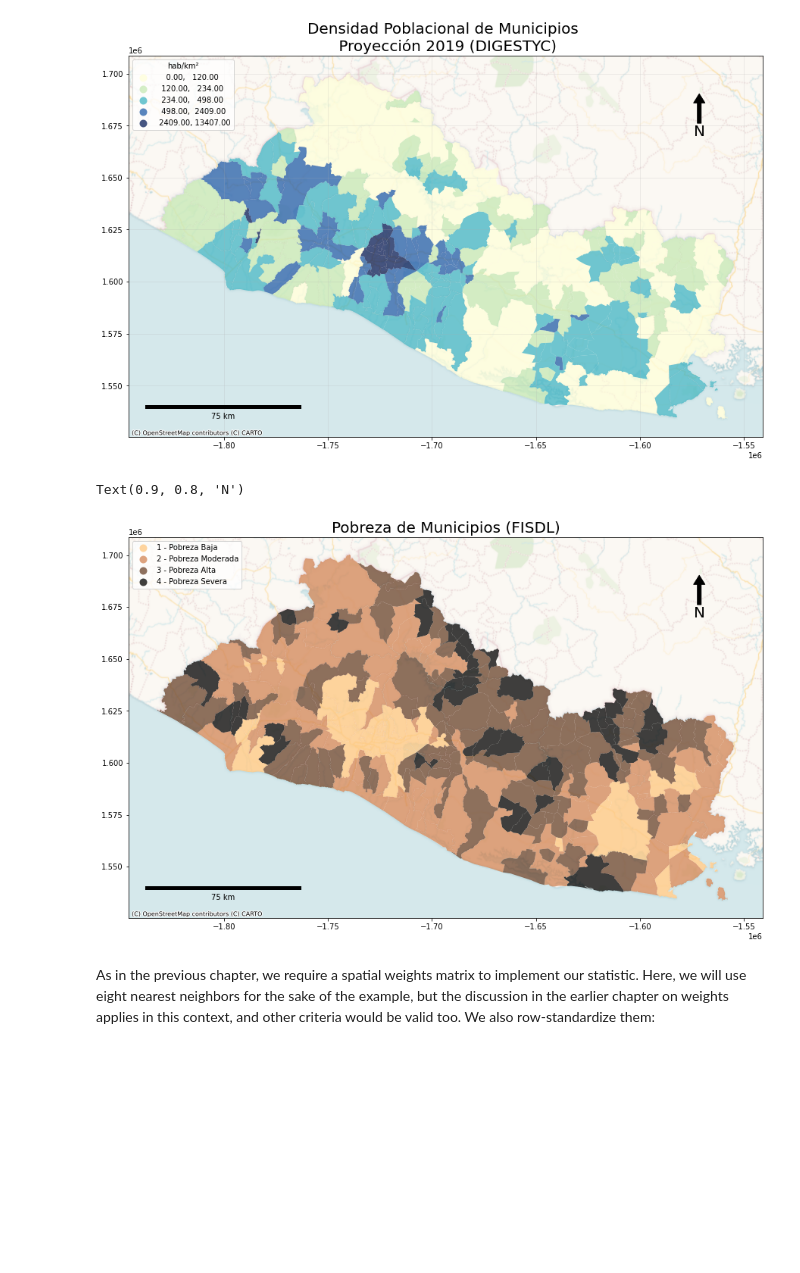
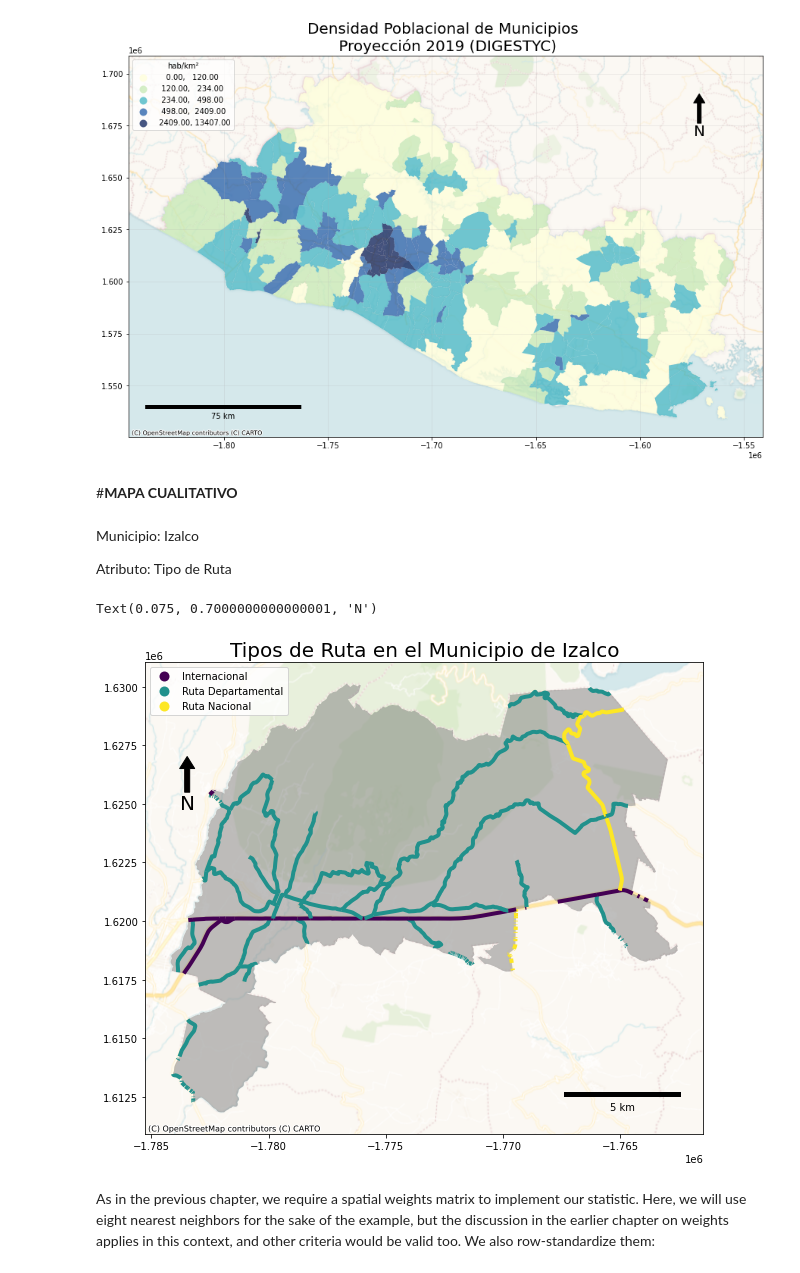
Before and after one commit to CrAvila/SIG2023, a Jupyter notebook: TP2/TP2.ipynb, the cells around one changed output. Cells and saved outputs as stored; diff of their text form; code cells hidden in the pictures; blank space fills up the shorter version.

```diff
--- a/TP2/TP2.ipynb
+++ b/TP2/TP2.ipynb
@@ -25,6 +25,14 @@ from matplotlib_scalebar.scalebar import ScaleBar
 lads = geopandas.read_file(
     "https://raw.githubusercontent.com/CrAvila/SIG2023/main/TP2/poblacion_DIGESTYC.geojson"
 ).set_index("fid").to_crs(32619)
+
+izalco = lads = geopandas.read_file(
+    "https://raw.githubusercontent.com/CrAvila/SIG2023/main/TP2/izalco.geojson"
+).set_index("fid").to_crs(32619)
+
+red_vial_izalco = lads = geopandas.read_file(
+    "https://raw.githubusercontent.com/CrAvila/SIG2023/main/TP2/red_vial_izalco.geojson"
+).set_index("fid").to_crs(32619)
 # %%
 db = (geopandas.GeoDataFrame(lads))
 
@@ -120,9 +128,13 @@ ax.annotate('N', xy=(x, y), xytext=(x, y-arrow_length),
 # %% [output]
 Text(0.9, 0.8, 'N')
 [figure]
+# %% [markdown]
+#**MAPA CUALITATIVO**
+# %% [markdown]
+Municipio: Izalco
+
+Atributo: Tipo de Ruta
 # %%
-
-clusdict={1: 'Pobreza Baja', 2: 'Pobreza Moderada', 3: 'Pobreza Alta', 0: 'Pobreza Severa'}
 
 scalebar2 = ScaleBar(
         dx = 1,
@@ -132,7 +144,7 @@ scalebar2 = ScaleBar(
         length_fraction=0.25,
         height_fraction=None,
         width_fraction=None,
-        location="lower left",
+        location="lower right",
         pad=None,
         border_pad=2,
         sep=None,
@@ -152,45 +164,56 @@ scalebar2 = ScaleBar(
     )
 
 # Set up figure and a single axis
-f2, bx = plt.subplots(1, figsize=(15, 15))
+f2, bx = plt.subplots(1, figsize=(10, 10))
 # Build choropleth
-db.plot(
-    column="POBR_FISDL",
-    cmap="copper_r",
-    linewidth=0.0,
-    alpha=0.75,
+izalco.plot(
+    linewidth=1.0,
+    alpha=0.5,
+    color='grey',
+    legend=True,
+    legend_kwds=dict(loc=2),
+    ax=bx,
+)
+
+red_vial_izalco.plot(
+    column="Layer",
+    cmap="viridis",
+    linewidth=4,
+    alpha=1,
     legend=True,
     legend_kwds=dict(loc=2),
     ax=bx,
 )
 
 
+
+
 # Add basemap
 contextily.add_basemap(
     bx,
-    crs=db.crs,
+    crs=izalco.crs,
     source=contextily.providers.CartoDB.VoyagerNoLabels,
 )
 # Remove axes
 #ax.set_axis_off();
 bx.add_artist(scalebar2)
-bx.set_title("Pobreza de Municipios (FISDL)",
+bx.set_title("Tipos de Ruta en el Municipio de Izalco",
     {'fontsize': 20,
                 'fontweight' : 80,
                 'verticalalignment': 'baseline',
                 'horizontalalignment': 'center'},
  x=0.5)
 
 
 
-x, y, arrow_length = 0.9, 0.9, 0.1
+x, y, arrow_length = 0.075, 0.8, 0.1
 bx.annotate('N', xy=(x, y), xytext=(x, y-arrow_length),
             arrowprops=dict(facecolor='black', width=5, headwidth=15),
             ha='center', va='center', fontsize=20,
             xycoords=bx.transAxes)
 # %% [output]
-Text(0.9, 0.8, 'N')
+Text(0.075, 0.7000000000000001, 'N')
-[figure, old version]
+[figure, new version]
 # %% [markdown]
 As in the previous chapter, we require a spatial weights matrix to implement our statistic. Here, we will use eight nearest neighbors for the sake of the example, but the discussion in the earlier chapter on weights applies in this context, and other criteria would be valid too. We also row-standardize them:
 # %%
```
